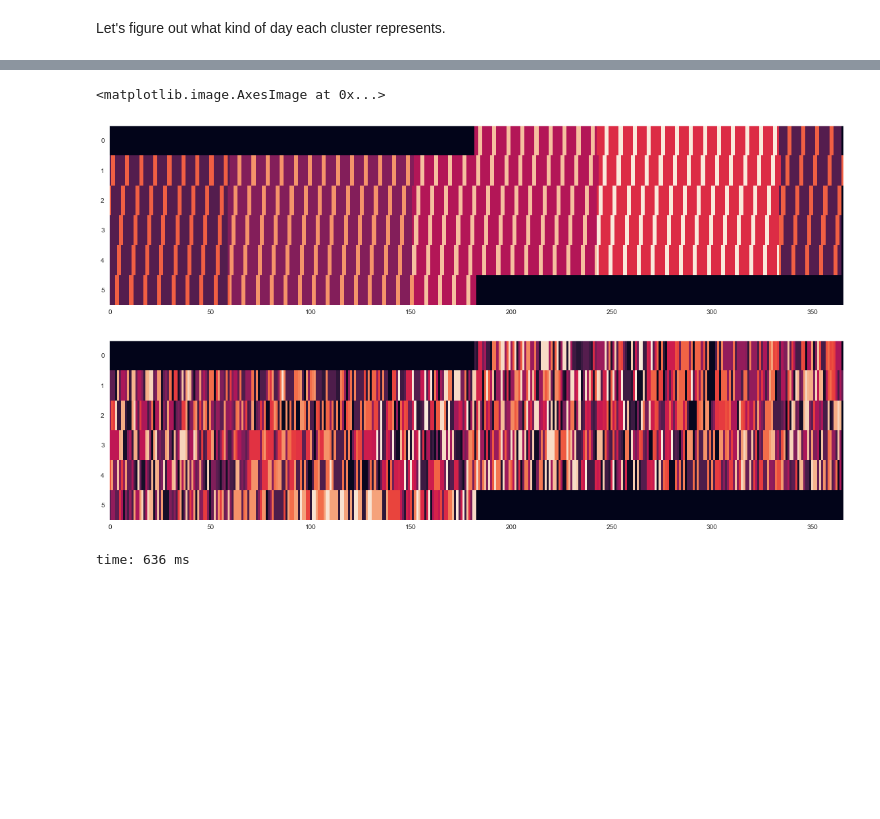
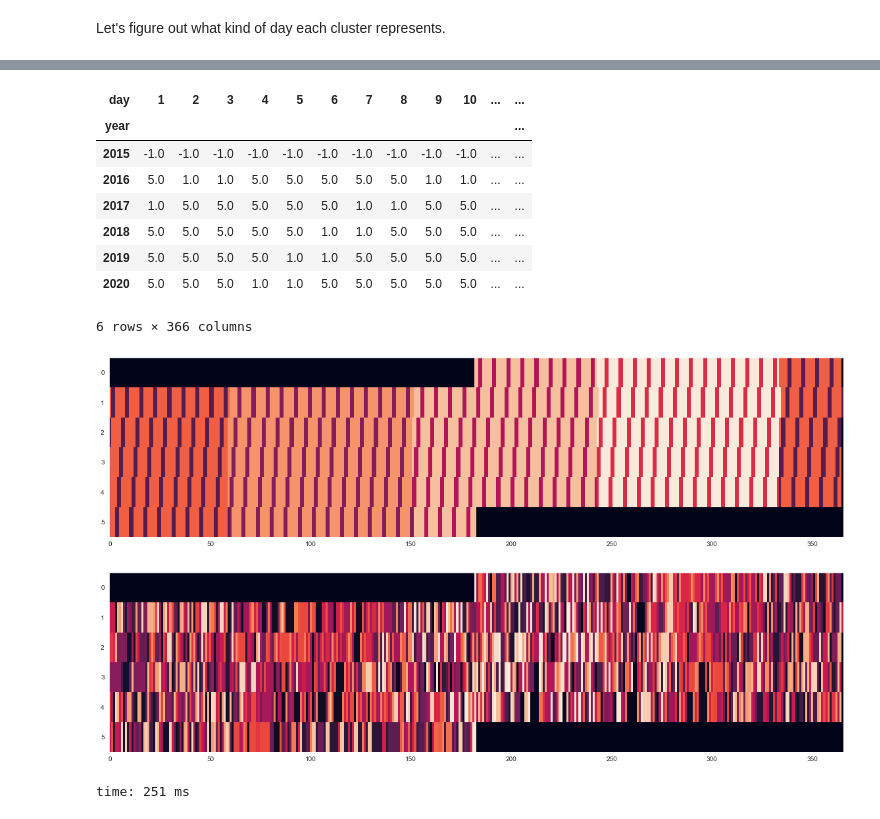
Before and after one commit to jgib124/Energy-Demand-Clustering, a Jupyter notebook: test_clustering.ipynb, the cells around one changed output, grey strips where cells are left out. Saved outputs shown, nothing was run; the diff lists cells and outputs as text; code cells hidden in the pictures; blank space fills up the shorter version.

```diff
--- a/test_clustering.ipynb
+++ b/test_clustering.ipynb
@@ -256,0 +263,17 @@ time: 317 ms
+# %%
+def is_weekday(x):
+    if x < 5:
+        return True
+    else:
+        return False
+
+
+def season_name(x):
+    if x == 1:
+        return "Winter"
+    if x == 2:
+        return "Spring"
+    if x == 3:
+        return "Summer"
+    if x == 4:
+        return "Fall"
@@ -257,11 +283,14 @@ time: 317 ms
 # %%
 # NOTE: 1 = WINTER, 2 = SPRING, 3 = SUMMER, 4 = FALL
 df_date["weekday"] = df_date[("date_time", 0)].dt.dayofweek
-df_date["season"] = df_date[("date_time", 0)].dt.month%12 // 3 + 1
+df_date["season num"] = df_date[("date_time", 0)].dt.month%12 // 3 + 1
 df_date["cluster"] = kmeans.labels_
 
-df_clusters = df_date[["cluster", "weekday", "season"]]
-df_clusters.columns = ["cluster", "weekday", "season"]
+df_date["is weekday"] = df_date["weekday"].apply(lambda x: is_weekday(x))
+df_date["season"] = df_date["season num"].apply(lambda x: season_name(x))
+
+df_clusters = df_date[["cluster", "is weekday", "season"]]
+df_clusters.columns = ["cluster", "is weekday", "season"]
 
 for k in range(MAX_K):
     dfk = df_clusters.loc[df_clusters["cluster"] == k]
@@ -378,5 +373,6 @@ time: 27 ms
 # %%
-dset = df_clusters
+# dset used to represent cluster for everyday over dataset
+dset = df_clusters.copy()
 dset["date_time"] = df_date[("date_time", 0)]
 dset["year"] = dset["date_time"].dt.year
 dset["day"] = dset["date_time"].dt.dayofyear
@@ -428,5 +425,6 @@ time: 1.02 ms
 # %%
-df_clusters["day type"] = df_clusters["season"]
-df_clusters.loc[df_clusters["weekday"] >= 5, "day type"] = 4 + df_clusters["season"]
-df_clusters
+df_date["day type"] = df_date["season num"] + df_date["is weekday"]*4
+df_date["day"] = df_date[("date_time", 0)].dt.dayofyear
+df_date["year"] = df_date[("date_time", 0)].dt.year
+df_date.columns
 # %% [output]
@@ -458,16 +449,25 @@ time: 25 ms
 # %%
-day_type = df_clusters[["day type", "year", "day"]]
+day_type = df_date[["day type", "year", "day"]]
 day_type = day_type.pivot(index = "year", columns = "day", values = "day type")
 day_type.fillna(-1, inplace=True)
 
 plt.figure(figsize=(20, 5))
 plt.imshow(day_type, aspect='auto')
 
 dset.fillna(-1, inplace=True)
 plt.figure(figsize=(20, 5))
 plt.imshow(dset, aspect='auto')
+day_type
 # %% [output]
+| day | 1 | 2 | 3 | 4 | 5 | 6 | 7 | 8 | 9 | 10 | ... | ... |
+| year |  |  |  |  |  |  |  |  |  |  |  | ... |
+| 2015 | -1.0 | -1.0 | -1.0 | -1.0 | -1.0 | -1.0 | -1.0 | -1.0 | -1.0 | -1.0 | ... | ... |
+| 2016 | 5.0 | 1.0 | 1.0 | 5.0 | 5.0 | 5.0 | 5.0 | 5.0 | 1.0 | 1.0 | ... | ... |
+| 2017 | 1.0 | 5.0 | 5.0 | 5.0 | 5.0 | 5.0 | 1.0 | 1.0 | 5.0 | 5.0 | ... | ... |
+| 2018 | 5.0 | 5.0 | 5.0 | 5.0 | 5.0 | 1.0 | 1.0 | 5.0 | 5.0 | 5.0 | ... | ... |
+| 2019 | 5.0 | 5.0 | 5.0 | 5.0 | 1.0 | 1.0 | 5.0 | 5.0 | 5.0 | 5.0 | ... | ... |
+| 2020 | 5.0 | 5.0 | 5.0 | 1.0 | 1.0 | 5.0 | 5.0 | 5.0 | 5.0 | 5.0 | ... | ... |
-<matplotlib.image.AxesImage at 0x...>
+6 rows × 366 columns
-[figure, old version]
+[figure, new version]
-[figure, old version]
+[figure, new version]
-time: 636 ms
+time: 251 ms
```
Also changed, not shown: parts of 24 cells of this notebook, 24 other files.
